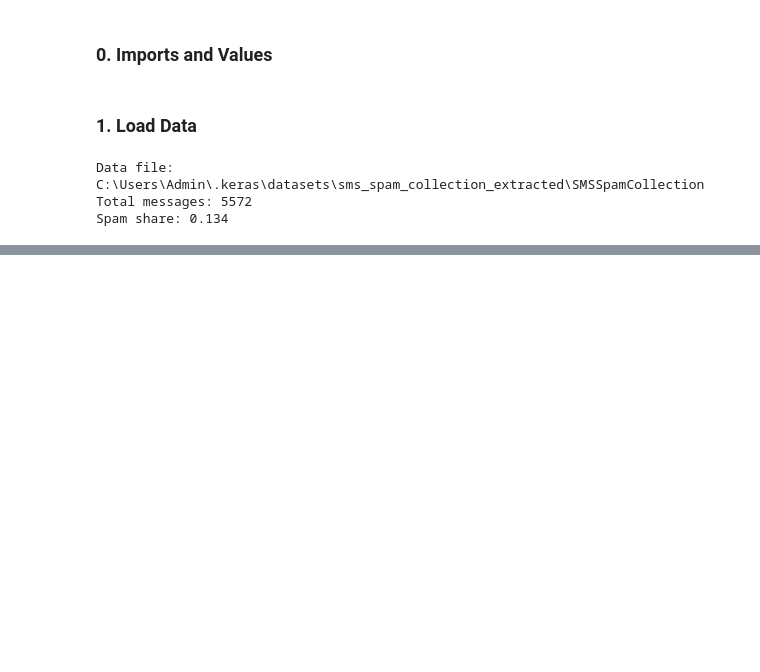
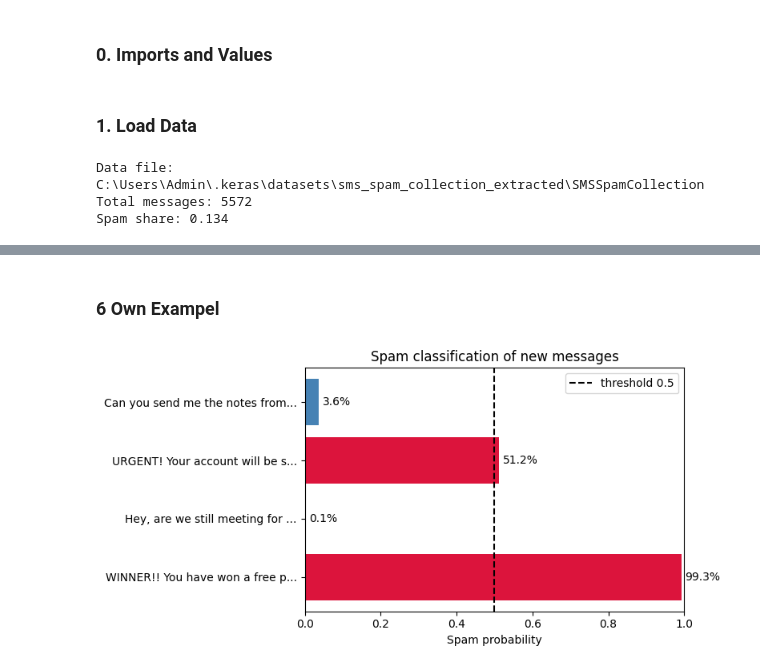
Before and after one commit to Sowas7272/Projects, a Jupyter notebook: ML/Keras/Spam_Detection/Spam_Detection_Keras.ipynb, the cells around one changed output, grey strips where cells are left out. Saved outputs shown, nothing was run; the diff lists cells and outputs as text; code cells hidden in the pictures; blank space fills up the shorter version.

```diff
--- a/ML/Keras/Spam_Detection/Spam_Detection_Keras.ipynb
+++ b/ML/Keras/Spam_Detection/Spam_Detection_Keras.ipynb
@@ -74,0 +193,32 @@ val_ds       = raw_val_ds.batch(BATCH)
+# %% [markdown]
+### 6 Own Exampel
+# %%
+def classify(message: str) -> float:
+    return float(model.predict(tf.constant([[message]]), verbose=0)[0, 0])
+
+messages = [
+    "WINNER!! You have won a free prize, call now to claim",
+    "Hey, are we still meeting for lunch tomorrow?",
+    "URGENT! Your account will be suspended, verify now",
+    "Can you send me the notes from class?",
+]
+
+probs = [classify(m) for m in messages]
+colors = ["crimson" if p >= 0.5 else "steelblue" for p in probs]
+short = [m[:30] + "..." if len(m) > 30 else m for m in messages]
+
+fig, ax = plt.subplots(figsize=(8, 4))
+ax.barh(short, probs, color=colors)
+ax.axvline(0.5, color="black", linestyle="--", label="threshold 0.5")
+ax.set_xlim(0, 1)
+ax.set_xlabel("Spam probability")
+ax.set_title("Spam classification of new messages")
+ax.legend()
+
+for i, p in enumerate(probs):
+    ax.text(p + 0.01, i, f"{p:.1%}", va="center")
+
+plt.tight_layout()
+plt.show()
+# %% [output]
+[figure, added]
```
Also changed, not shown: parts of 7 cells of this notebook.
